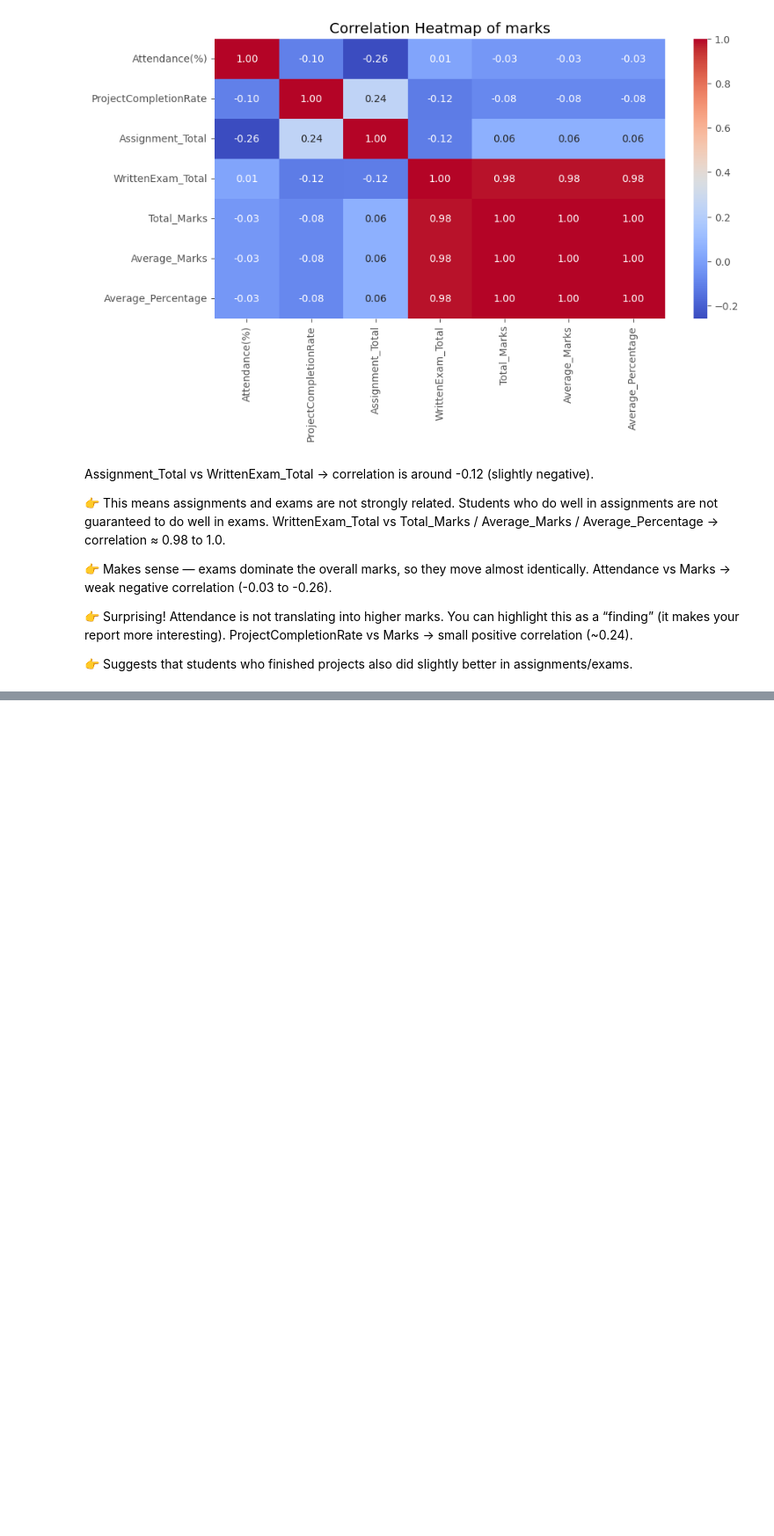
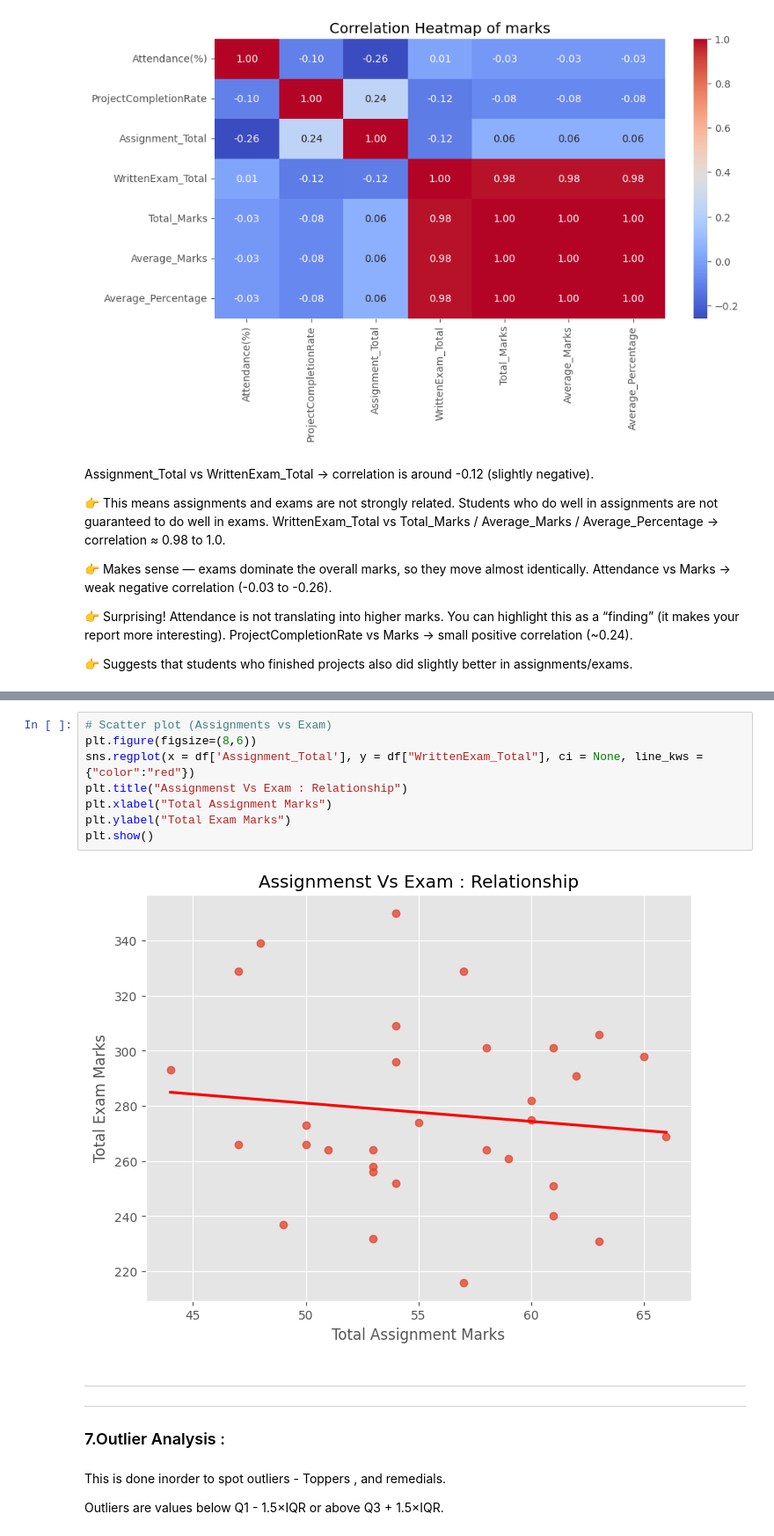
Before and after one commit to MrQuestionbank/Python-Course-Work, a Jupyter notebook: Projects/Data_Analytics_Projects/Students_Analysis.ipynb, the cells around one changed output, grey strips where cells are left out. Shown at 88% size. Cells and saved outputs as stored; diff of their text form; blank space fills up the shorter version.

```diff
--- a/Projects/Data_Analytics_Projects/Students_Analysis.ipynb
+++ b/Projects/Data_Analytics_Projects/Students_Analysis.ipynb
@@ -492,0 +514,18 @@ ProjectCompletionRate vs Marks → small positive correlation (~0.24).
+# %%
+# Scatter plot (Assignments vs Exam)
+plt.figure(figsize=(8,6))
+sns.regplot(x = df['Assignment_Total'], y = df["WrittenExam_Total"], ci = None, line_kws = {"color":"red"})
+plt.title("Assignmenst Vs Exam : Relationship")
+plt.xlabel("Total Assignment Marks")
+plt.ylabel("Total Exam Marks")
+plt.show()
+# %% [output]
+[figure, added]
+# %% [markdown]
+----
+----
+### 7.Outlier Analysis :
+# %% [markdown]
+This is done inorder to spot outliers - Toppers , and remedials.
+
+Outliers are values below Q1 - 1.5×IQR or above Q3 + 1.5×IQR.
```
Also changed, not shown: parts of 23 cells of this notebook.
